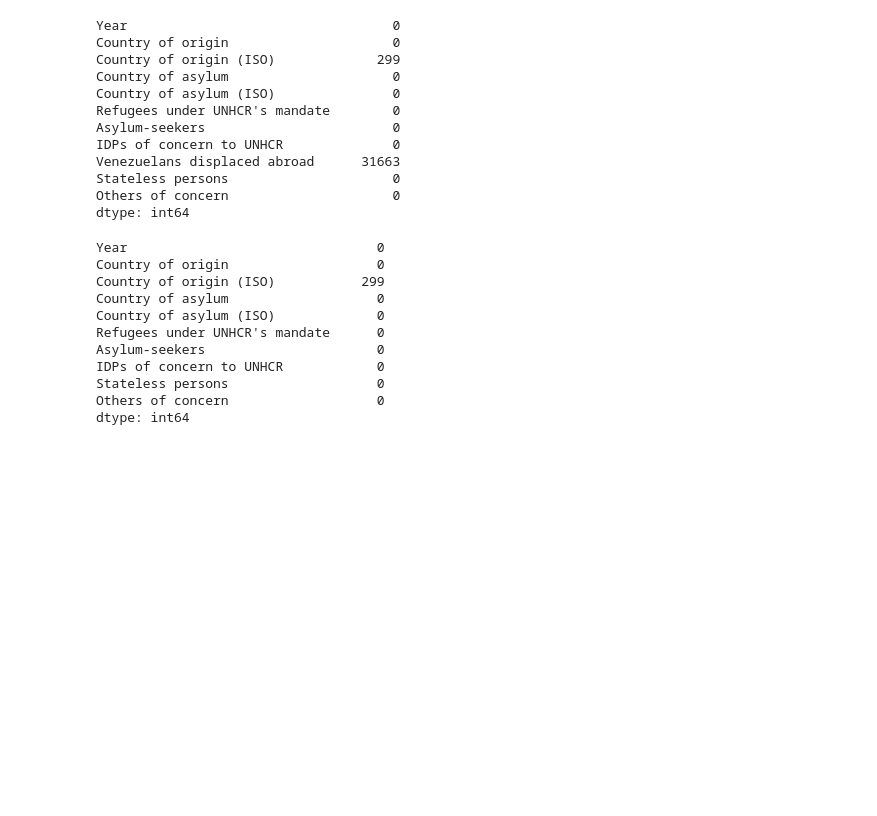
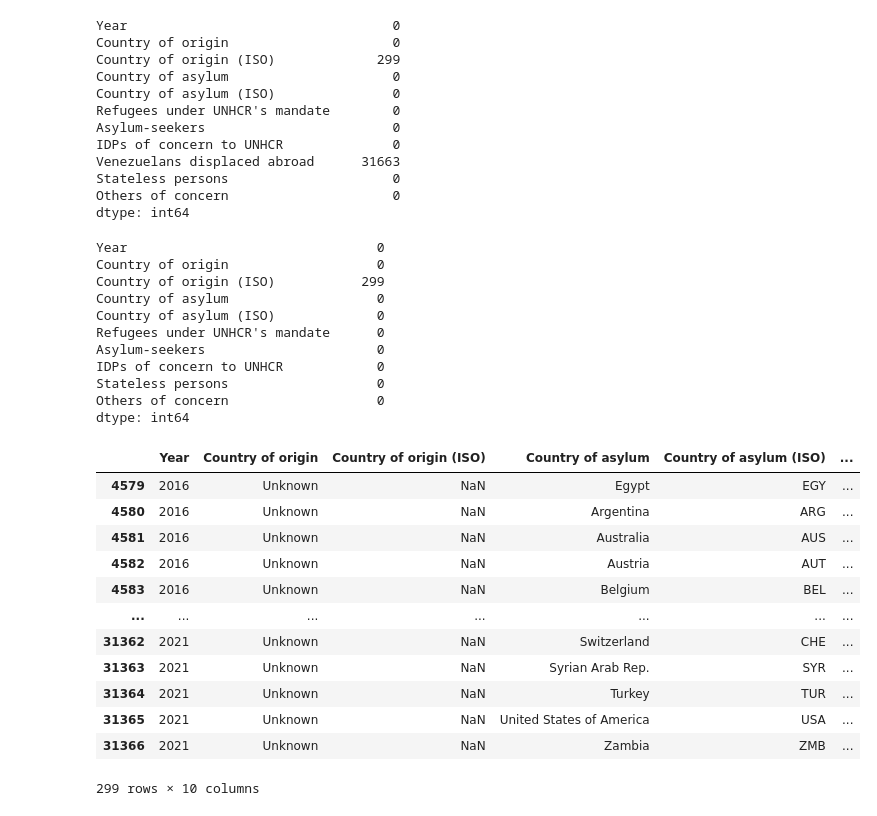
Before and after one commit to Tim-O-Neill/Ukrainian-Refugees, a Jupyter notebook: code/01_data_cleaning/01_clean_popref.ipynb, the cells around one changed output. Saved outputs shown, nothing was run; the diff lists cells and outputs as text; code cells hidden in the pictures; blank space fills up the shorter version.

```diff
--- a/code/01_data_cleaning/01_clean_popref.ipynb
+++ b/code/01_data_cleaning/01_clean_popref.ipynb
@@ -88,3 +88,19 @@ IDPs of concern to UNHCR            0
 Stateless persons                   0
 Others of concern                   0
 dtype: int64
+# %%
+df[df['Country of origin (ISO)'].isnull()]
+# %% [output]
+|  | Year | Country of origin | Country of origin (ISO) | Country of asylum | Country of asylum (ISO) | ... |
+| 4579 | 2016 | Unknown | NaN | Egypt | EGY | ... |
+| 4580 | 2016 | Unknown | NaN | Argentina | ARG | ... |
+| 4581 | 2016 | Unknown | NaN | Australia | AUS | ... |
+| 4582 | 2016 | Unknown | NaN | Austria | AUT | ... |
+| 4583 | 2016 | Unknown | NaN | Belgium | BEL | ... |
+| ... | ... | ... | ... | ... | ... | ... |
+| 31362 | 2021 | Unknown | NaN | Switzerland | CHE | ... |
+| 31363 | 2021 | Unknown | NaN | Syrian Arab Rep. | SYR | ... |
+| 31364 | 2021 | Unknown | NaN | Turkey | TUR | ... |
+| 31365 | 2021 | Unknown | NaN | United States of America | USA | ... |
+| 31366 | 2021 | Unknown | NaN | Zambia | ZMB | ... |
+299 rows × 10 columns
```
Also changed, not shown: parts of 6 cells of this notebook, 1 other file.
